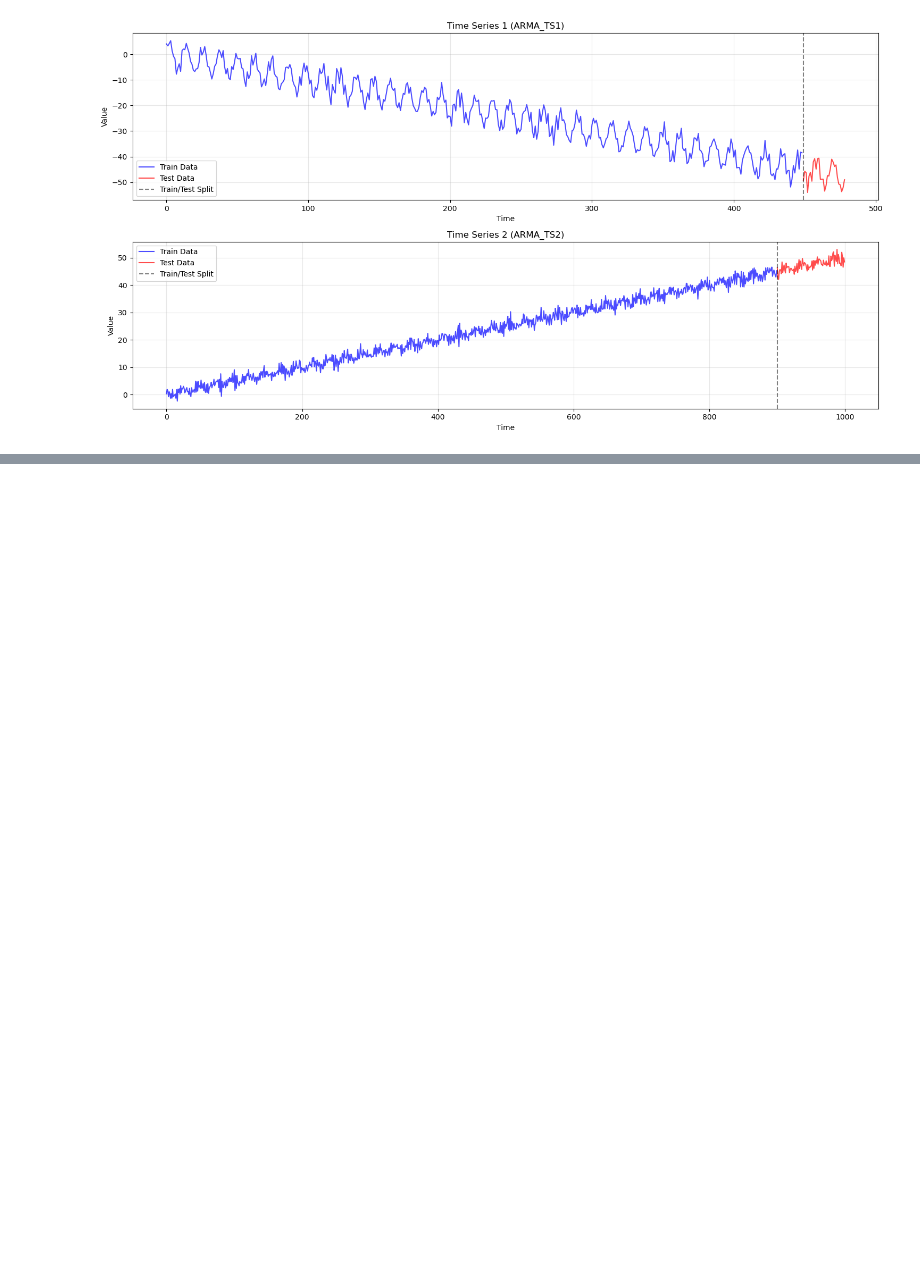
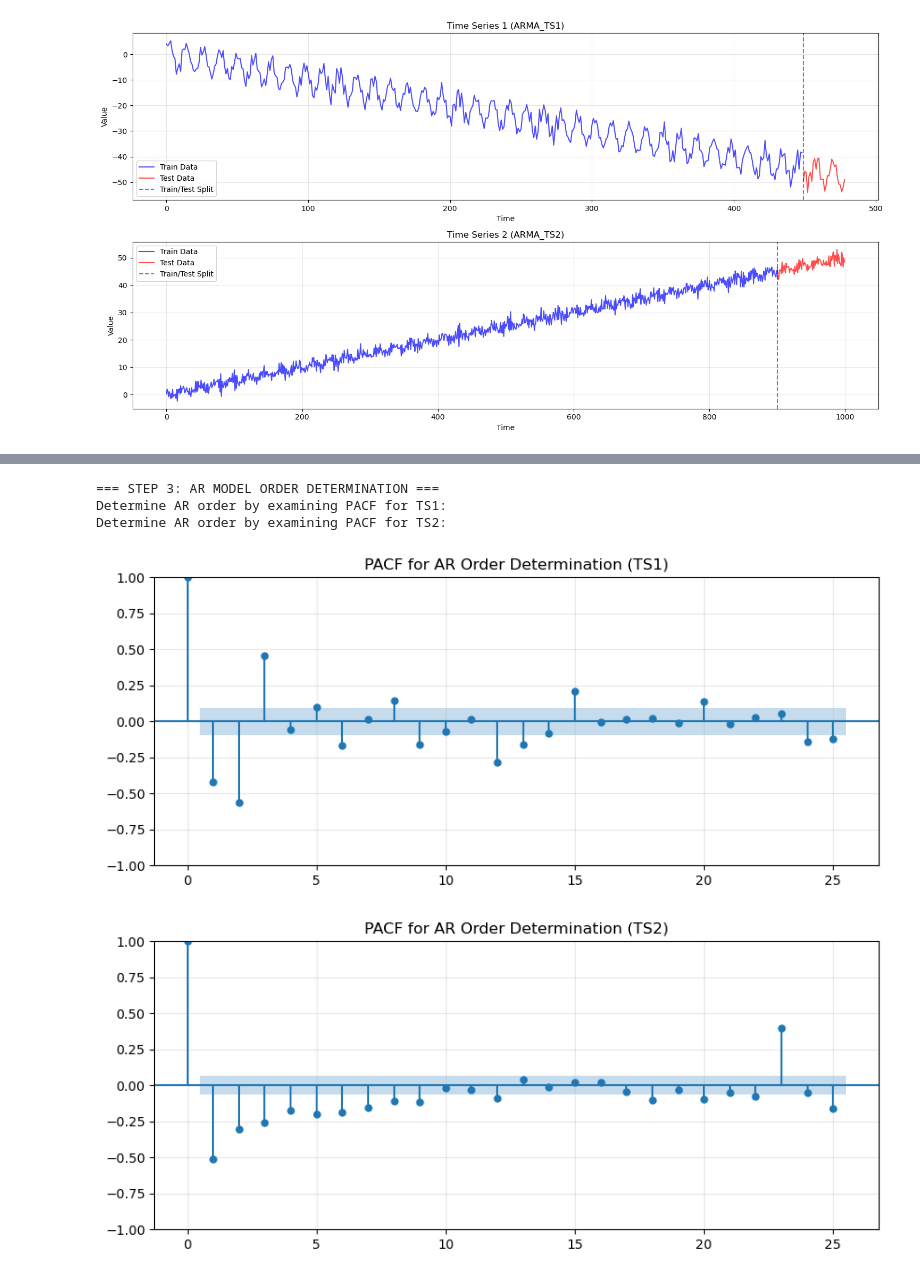
Before and after one commit to jjastrz14/python-time-series-handbook, a Jupyter notebook: notebooks/04/ar-ma.ipynb, the cells around one changed output, grey strips where cells are left out. Drawn from its saved outputs; the diff is of its cells as text; code cells hidden in the pictures; blank space fills up the shorter version.

```diff
--- a/notebooks/04/ar-ma.ipynb
+++ b/notebooks/04/ar-ma.ipynb
@@ -1355,0 +1059,23 @@ MA(0) MSE for TS2: 2.2701
+# %%
+# 3. Determine the order p of an AR model using PACF
+print("\n=== STEP 3: AR MODEL ORDER DETERMINATION ===")
+
+max_lags = 25  # Maximum number of lags to consider
+
+print("Determine AR order by examining PACF for TS1:")
+fig, ax = plt.subplots(1, 1, figsize=(10, 4))
+plot_pacf(processed_train_ts1, lags=max_lags, ax=ax, alpha=0.05)
+plt.title('PACF for AR Order Determination (TS1)')
+plt.grid(True, alpha=0.3)
+
+print("Determine AR order by examining PACF for TS2:")
+fig, ax = plt.subplots(1, 1, figsize=(10, 4))
+plot_pacf(processed_train_ts2, lags=max_lags, ax=ax, alpha=0.05)
+plt.title('PACF for AR Order Determination (TS2)')
+plt.grid(True, alpha=0.3)
+# %% [output]
+=== STEP 3: AR MODEL ORDER DETERMINATION ===
+Determine AR order by examining PACF for TS1:
+Determine AR order by examining PACF for TS2:
+[figure, added]
+[figure, added]
```
Also changed, not shown: parts of 17 cells of this notebook, 2 other files.
